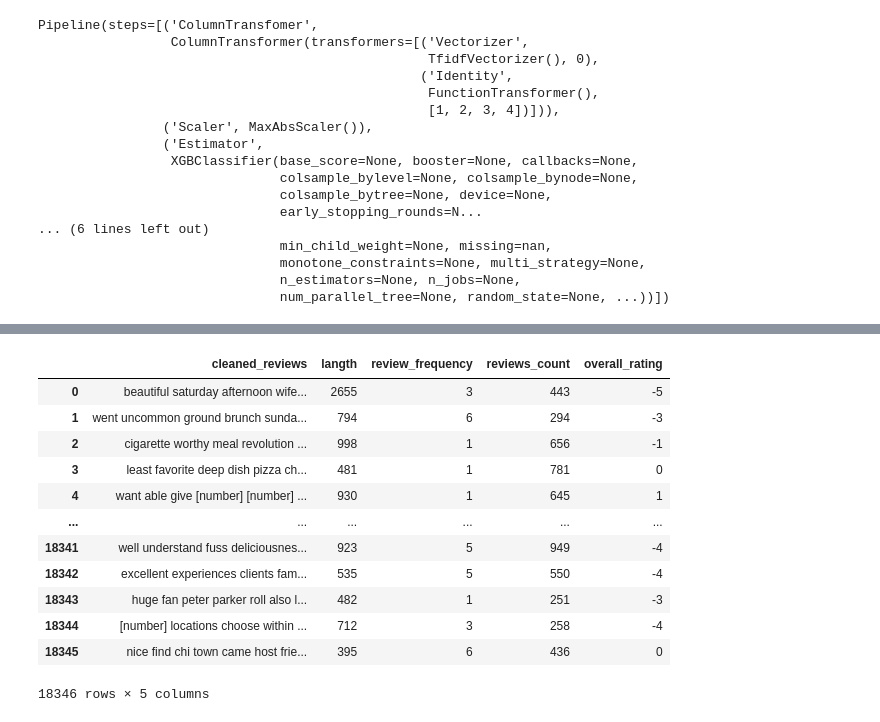
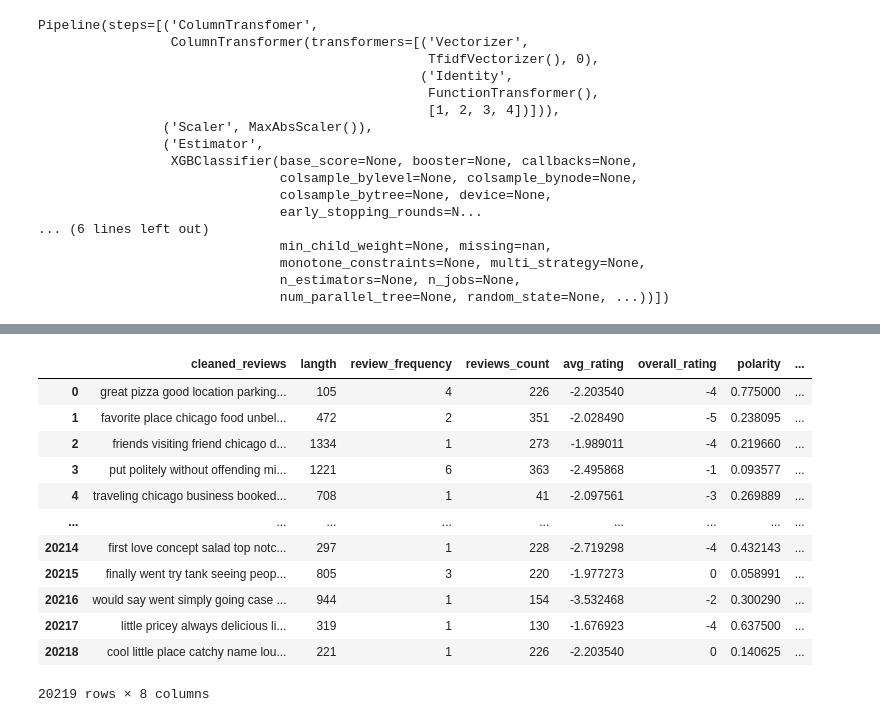
Before and after one commit to SYK3S999/DataHack, a Jupyter notebook: Collective Opinion Spam Detection Challenge/notebook.ipynb, the cells around one changed output, grey strips where cells are left out. Drawn from its saved outputs; the diff is of its cells as text; code cells hidden in the pictures.

```diff
--- a/Collective Opinion Spam Detection Challenge/notebook.ipynb
+++ b/Collective Opinion Spam Detection Challenge/notebook.ipynb
@@ -408,18 +362,24 @@ preprocess_df(test_df)
+# %%
+test_df["cleaned_reviews"] = test_df["reviews"].progress_apply(clean_text)
+# %%
+test_df = FeatureExtraction(test_df)
+# %%
+test_df["langth"] = test_df["reviews"].apply(len)
 # %%
-X_testt = test_df[['cleaned_reviews', 'langth', 'review_frequency', 'reviews_count', 'overall_rating']]
+X_test = test_df[['cleaned_reviews', 'langth', 'review_frequency', 'reviews_count', 'avg_rating', 'overall_rating', 'polarity', 'subjectivity']]
-# %%
-X_testt
-# %% [output]
-|  | cleaned_reviews | langth | review_frequency | reviews_count | overall_rating |
-| 0 | beautiful saturday afternoon wife... | 2655 | 3 | 443 | -5 |
-| 1 | went uncommon ground brunch sunda... | 794 | 6 | 294 | -3 |
-| 2 | cigarette worthy meal revolution ... | 998 | 1 | 656 | -1 |
-| 3 | least favorite deep dish pizza ch... | 481 | 1 | 781 | 0 |
-| 4 | want able give [number] [number] ... | 930 | 1 | 645 | 1 |
-| ... | ... | ... | ... | ... | ... |
-| 18341 | well understand fuss deliciousnes... | 923 | 5 | 949 | -4 |
-| 18342 | excellent experiences clients fam... | 535 | 5 | 550 | -4 |
-| 18343 | huge fan peter parker roll also l... | 482 | 1 | 251 | -3 |
-| 18344 | [number] locations choose within ... | 712 | 3 | 258 | -4 |
-| 18345 | nice find chi town came host frie... | 395 | 6 | 436 | 0 |
-18346 rows × 5 columns
+# %%
+X_test
+# %% [output]
+|  | cleaned_reviews | langth | review_frequency | reviews_count | avg_rating | overall_rating | polarity | ... |
+| 0 | great pizza good location parking... | 105 | 4 | 226 | -2.203540 | -4 | 0.775000 | ... |
+| 1 | favorite place chicago food unbel... | 472 | 2 | 351 | -2.028490 | -5 | 0.238095 | ... |
+| 2 | friends visiting friend chicago d... | 1334 | 1 | 273 | -1.989011 | -4 | 0.219660 | ... |
+| 3 | put politely without offending mi... | 1221 | 6 | 363 | -2.495868 | -1 | 0.093577 | ... |
+| 4 | traveling chicago business booked... | 708 | 1 | 41 | -2.097561 | -3 | 0.269889 | ... |
+| ... | ... | ... | ... | ... | ... | ... | ... | ... |
+| 20214 | first love concept salad top notc... | 297 | 1 | 228 | -2.719298 | -4 | 0.432143 | ... |
+| 20215 | finally went try tank seeing peop... | 805 | 3 | 220 | -1.977273 | 0 | 0.058991 | ... |
+| 20216 | would say went simply going case ... | 944 | 1 | 154 | -3.532468 | -2 | 0.300290 | ... |
+| 20217 | little pricey always delicious li... | 319 | 1 | 130 | -1.676923 | -4 | 0.637500 | ... |
+| 20218 | cool little place catchy name lou... | 221 | 1 | 226 | -2.203540 | 0 | 0.140625 | ... |
+20219 rows × 8 columns
```
Also changed, not shown: parts of 29 cells of this notebook, 1 other file.
